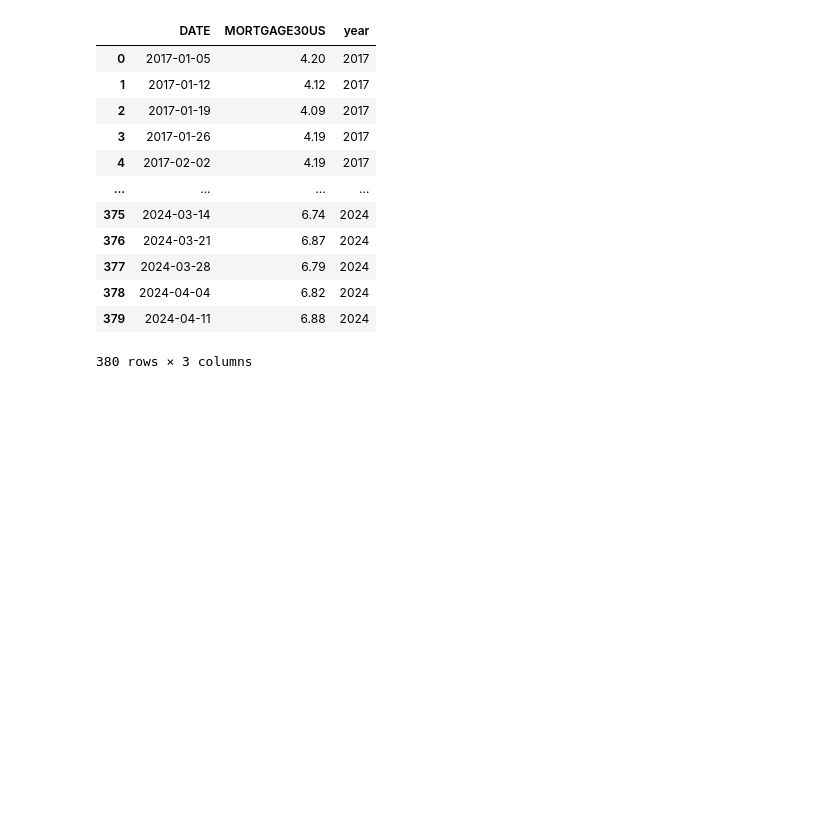
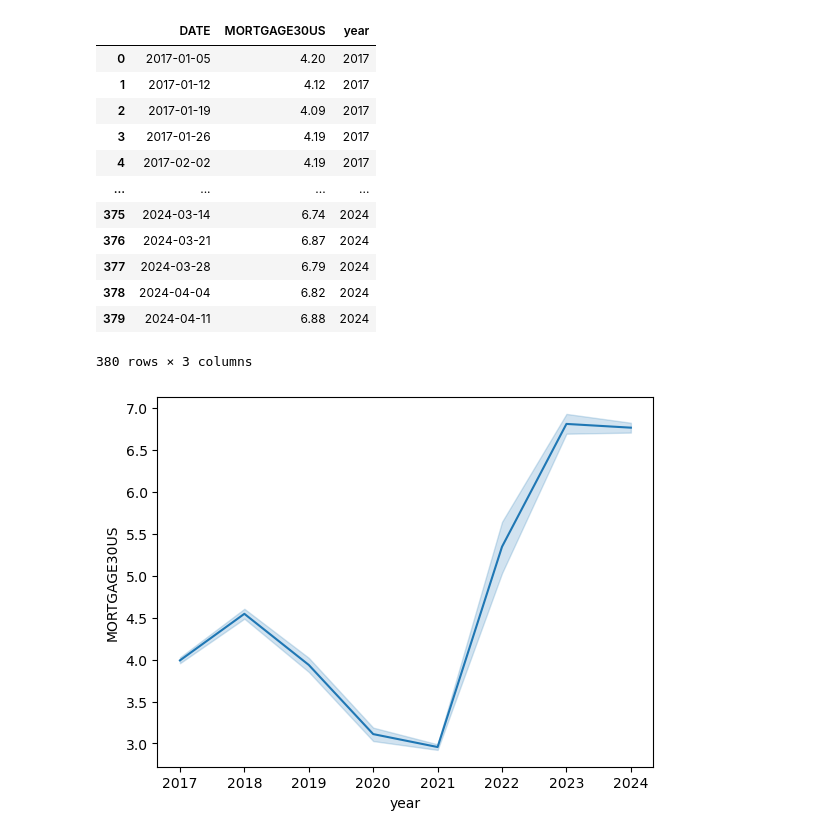
Before and after one commit to siri-anil/Capstone, a Jupyter notebook: capstone.ipynb, the cells around one changed output. Drawn from its saved outputs; the diff is of its cells as text; code cells hidden in the pictures; blank space fills up the shorter version.

```diff
--- a/capstone.ipynb
+++ b/capstone.ipynb
@@ -378,6 +371,3 @@ mortgage
 | 378 | 2024-04-04 | 6.82 |
 | 379 | 2024-04-11 | 6.88 |
 380 rows × 2 columns
-# %%
-mortgage['year']=mortgage['DATE'].str[:-6]
-mortgage['year'].astype(int)
@@ -396,0 +374,4 @@ Name: year, Length: 380, dtype: int32
+# %%
+mortgage['DATE']=pd.to_datetime(mortgage['DATE'])
+# %%
+mortgage['year']=mortgage['DATE'].dt.year
@@ -410,3 +407,7 @@ mortgage
 | 378 | 2024-04-04 | 6.82 | 2024 |
 | 379 | 2024-04-11 | 6.88 | 2024 |
 380 rows × 3 columns
+# %%
+sns.lineplot(x=mortgage['year'],y=mortgage['MORTGAGE30US']);
+# %% [output]
+[figure, added]
```
Also changed, not shown: parts of 42 cells of this notebook, 3 other files.
